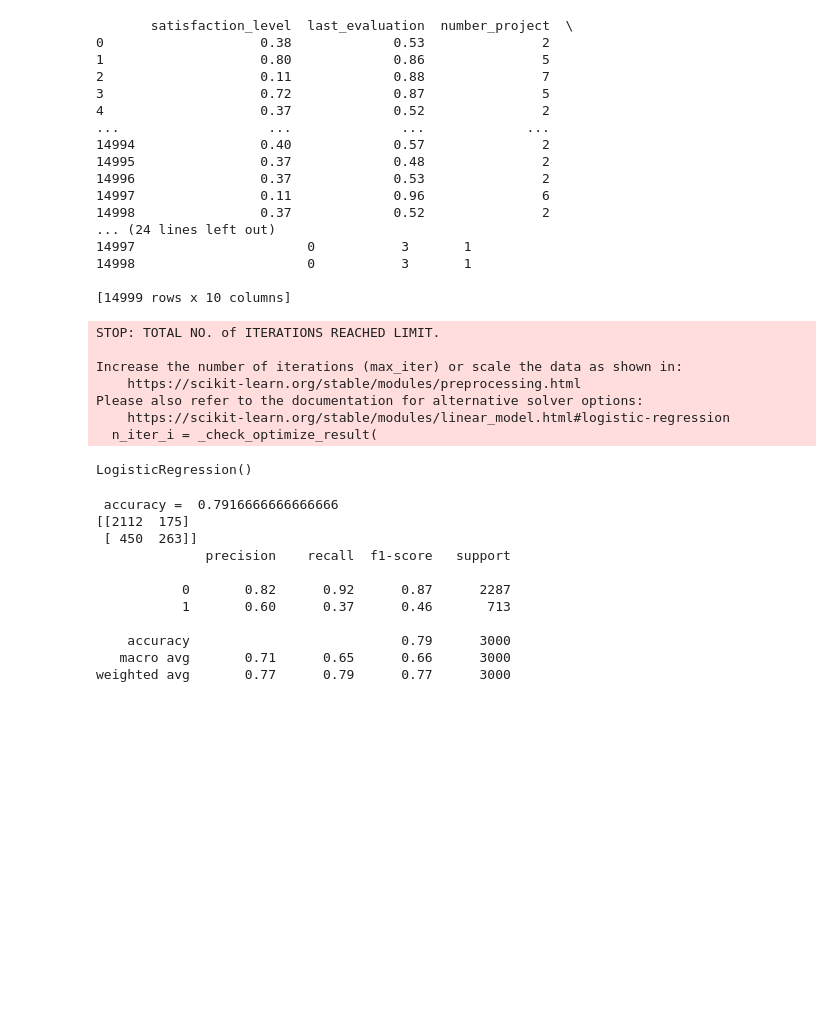
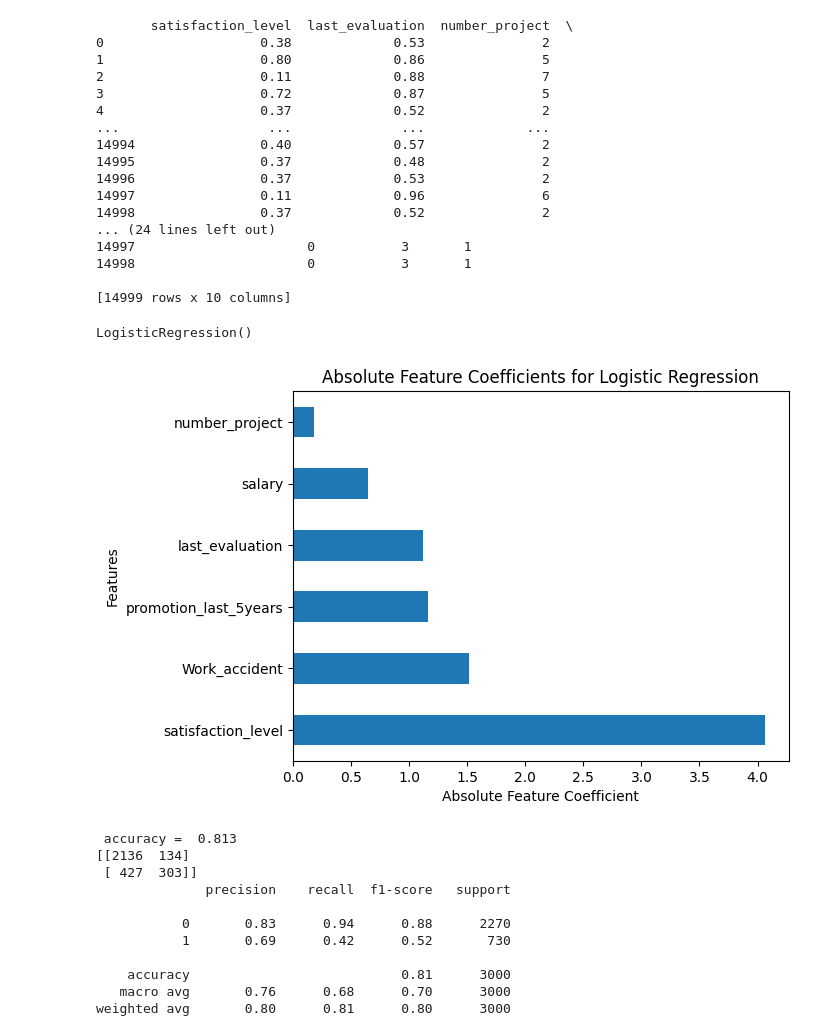
Before and after one commit to sahilsinghavisoft/AVI-TRAINING, a Jupyter notebook: march2024/26-march-2024.ipynb, the cells around one changed output. Drawn from its saved outputs; the diff is of its cells as text; code cells hidden in the pictures; blank space fills up the shorter version.

```diff
--- a/march2024/26-march-2024.ipynb
+++ b/march2024/26-march-2024.ipynb
@@ -376,7 +376,7 @@ print(data)
 [14999 rows x 10 columns]
 # %%
 X = data[['satisfaction_level', 'last_evaluation', 'number_project',
-        'average_montly_hours', 'time_spend_company', 'Work_accident',
+          'Work_accident',
         'promotion_last_5years', 'salary']]
 y = data['left']
 # %%
@@ -385,14 +385,18 @@ X_train, X_test, y_train, y_test = train_test_split(X, y, test_size=0.2, random_
 model = LogisticRegression()
 model.fit(X_train, y_train)
 # %% [output]
-STOP: TOTAL NO. of ITERATIONS REACHED LIMIT.
-
-Increase the number of iterations (max_iter) or scale the data as shown in:
-    https://scikit-learn.org/stable/modules/preprocessing.html
-Please also refer to the documentation for alternative solver options:
-    https://scikit-learn.org/stable/modules/linear_model.html#logistic-regression
-  n_iter_i = _check_optimize_result(
+LogisticRegression()
-LogisticRegression()
+# %%
+coefficients = model.coef_[0]
+feat_importances = pd.Series(coefficients, index=X.columns)
+feat_importances_abs = feat_importances.abs()
+feat_importances_abs.nlargest(10).plot(kind='barh')
+plt.xlabel('Absolute Feature Coefficient')
+plt.ylabel('Features')
+plt.title('Absolute Feature Coefficients for Logistic Regression')
+plt.show()
+# %% [output]
+[figure, added]
 # %%
 
 y_pred = model.predict(X_test)
@@ -404,14 +408,14 @@ print(" accuracy = ", accuracy_score(y_test, y_pred))
 print(confusion_matrix(y_test, y_pred))
 print(classification_report(y_test, y_pred))
 # %% [output]
- accuracy =  0.7916666666666666
-[[2112  175]
- [ 450  263]]
+ accuracy =  0.813
+[[2136  134]
+ [ 427  303]]
               precision    recall  f1-score   support
 
-           0       0.82      0.92      0.87      2287
-           1       0.60      0.37      0.46       713
+           0       0.83      0.94      0.88      2270
+           1       0.69      0.42      0.52       730
 
-    accuracy                           0.79      3000
-   macro avg       0.71      0.65      0.66      3000
-weighted avg       0.77      0.79      0.77      3000
+    accuracy                           0.81      3000
+   macro avg       0.76      0.68      0.70      3000
+weighted avg       0.80      0.81      0.80      3000
```
Also changed, not shown: parts of 1 cell of this notebook.
